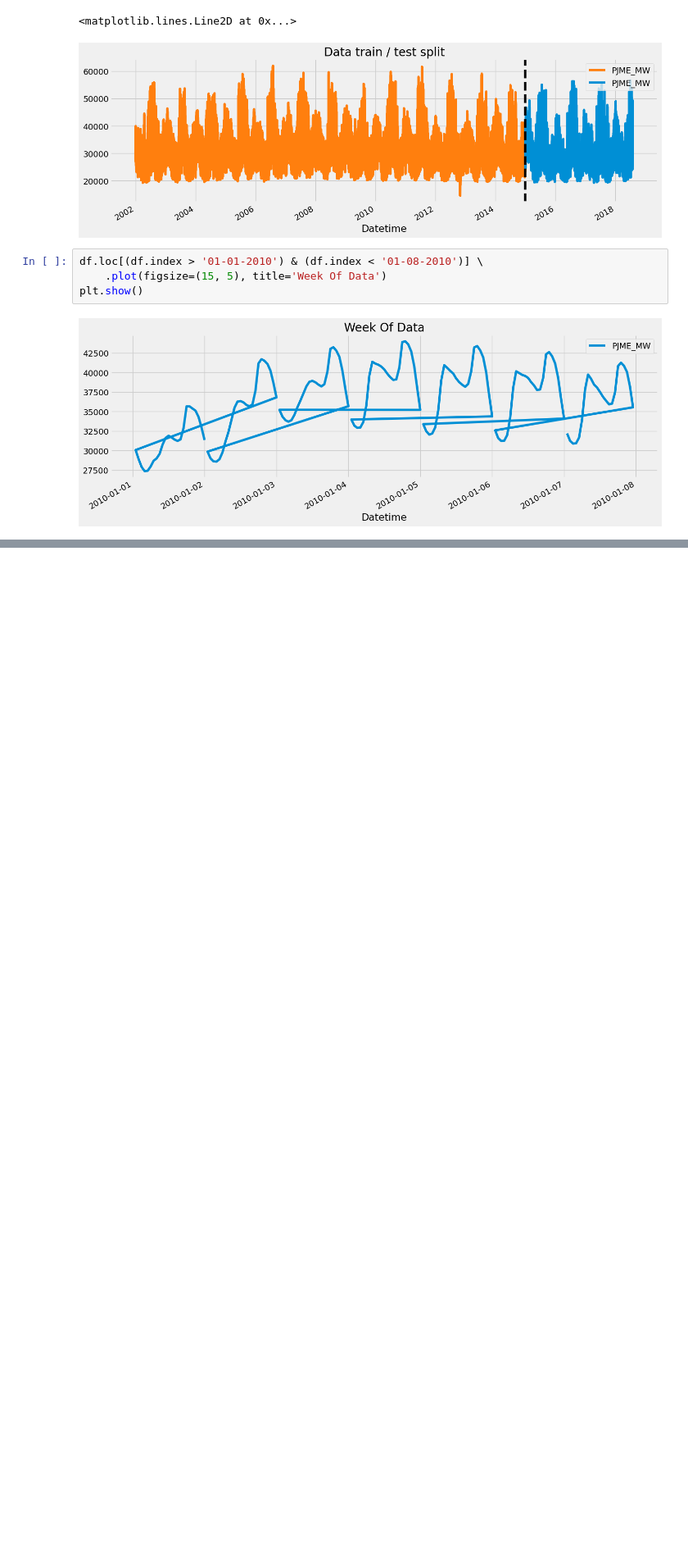
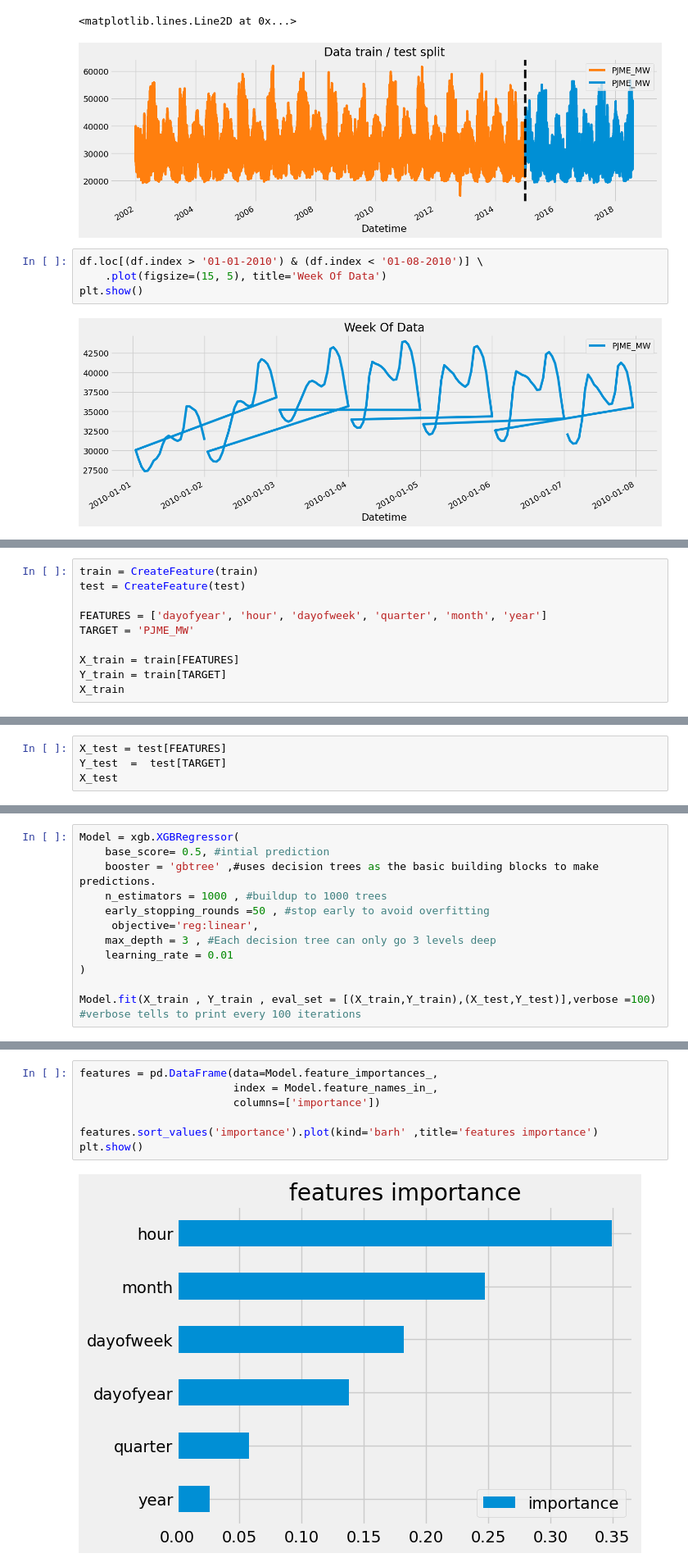
Before and after one commit to arhamwebexpert/TimeSeries, a Jupyter notebook: Hourly_Energy_Consumption.ipynb, the cells around one changed output, grey strips where cells are left out. Shown at 82% size. Drawn from its saved outputs; the diff is of its cells as text; blank space fills up the shorter version.

```diff
--- a/Hourly_Energy_Consumption.ipynb
+++ b/Hourly_Energy_Consumption.ipynb
@@ -83,0 +119,10 @@ plt.show()
+# %%
+train = CreateFeature(train)
+test = CreateFeature(test)
+
+FEATURES = ['dayofyear', 'hour', 'dayofweek', 'quarter', 'month', 'year']
+TARGET = 'PJME_MW'
+
+X_train = train[FEATURES]
+Y_train = train[TARGET]
+X_train
@@ -83,0 +144,4 @@ plt.show()
+# %%
+X_test = test[FEATURES]
+Y_test  =  test[TARGET]
+X_test
@@ -83,0 +163,13 @@ plt.show()
+# %%
+Model = xgb.XGBRegressor(
+    base_score= 0.5, #intial prediction
+    booster = 'gbtree' ,#uses decision trees as the basic building blocks to make predictions.
+    n_estimators = 1000 , #buildup to 1000 trees
+    early_stopping_rounds =50 , #stop early to avoid overfitting
+     objective='reg:linear',
+    max_depth = 3 , #Each decision tree can only go 3 levels deep
+    learning_rate = 0.01
+)
+
+Model.fit(X_train , Y_train , eval_set = [(X_train,Y_train),(X_test,Y_test)],verbose =100)
+#verbose tells to print every 100 iterations
@@ -83,0 +199,9 @@ plt.show()
+# %%
+features = pd.DataFrame(data=Model.feature_importances_,
+                        index = Model.feature_names_in_,
+                        columns=['importance'])
+
+features.sort_values('importance').plot(kind='barh' ,title='features importance')
+plt.show()
+# %% [output]
+[figure, added]
```
Also changed, not shown: parts of 11 cells of this notebook.
